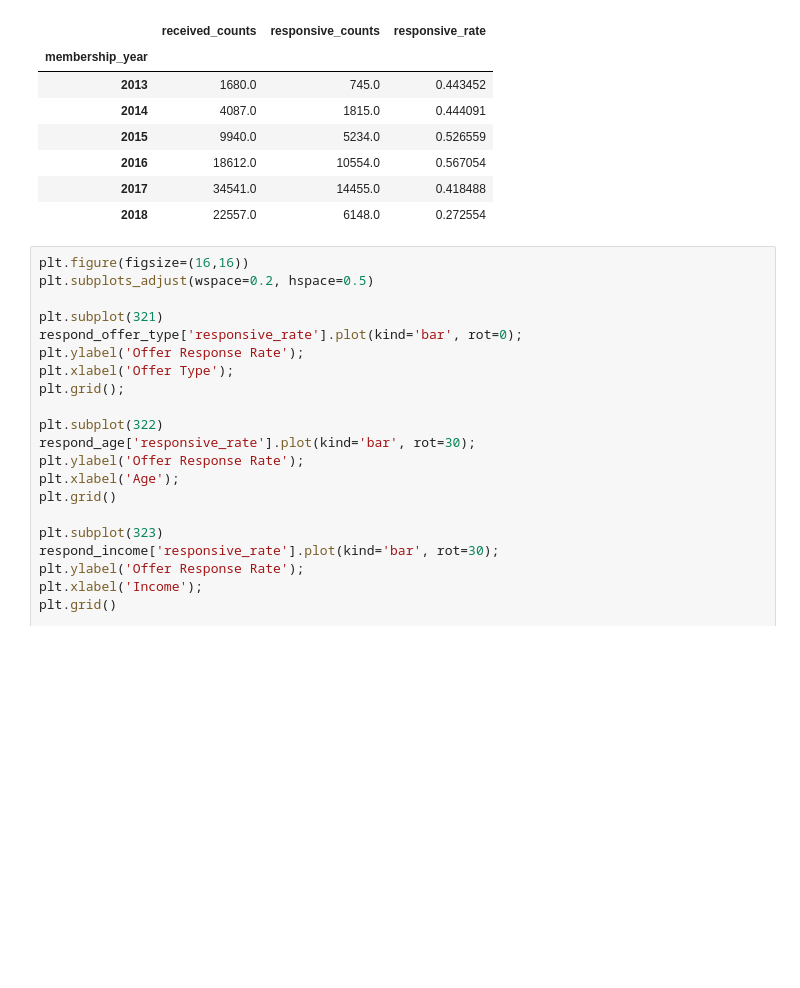
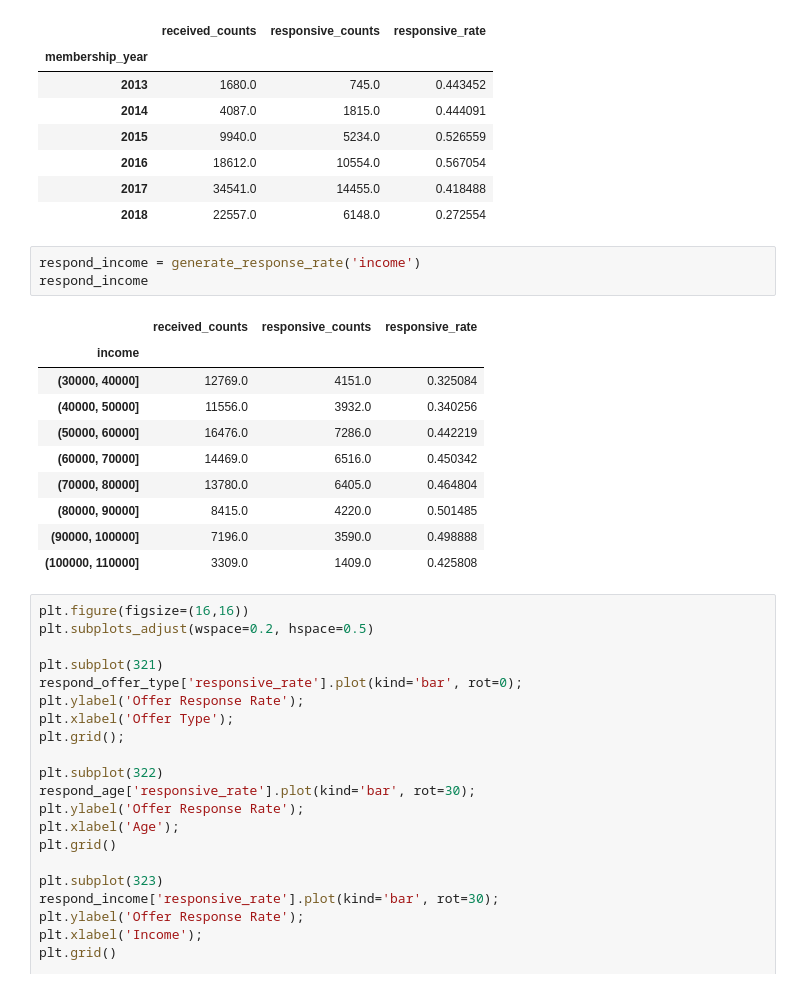
Before and after one commit to xu4/sagemaker-Starbucks-Customer-Behavior, a Jupyter notebook: Starbucks.ipynb, the cells around one changed output. Cells and saved outputs as stored; diff of their text form; blank space fills up the shorter version.

```diff
--- a/Starbucks.ipynb
+++ b/Starbucks.ipynb
@@ -548,6 +548,20 @@ respond_membership
 | 2016 | 18612.0 | 10554.0 | 0.567054 |
 | 2017 | 34541.0 | 14455.0 | 0.418488 |
 | 2018 | 22557.0 | 6148.0 | 0.272554 |
+# %%
+respond_income = generate_response_rate('income')
+respond_income
+# %% [output]
+|  | received_counts | responsive_counts | responsive_rate |
+| income |  |  |  |
+| (30000, 40000] | 12769.0 | 4151.0 | 0.325084 |
+| (40000, 50000] | 11556.0 | 3932.0 | 0.340256 |
+| (50000, 60000] | 16476.0 | 7286.0 | 0.442219 |
+| (60000, 70000] | 14469.0 | 6516.0 | 0.450342 |
+| (70000, 80000] | 13780.0 | 6405.0 | 0.464804 |
+| (80000, 90000] | 8415.0 | 4220.0 | 0.501485 |
+| (90000, 100000] | 7196.0 | 3590.0 | 0.498888 |
+| (100000, 110000] | 3309.0 | 1409.0 | 0.425808 |
 # %%
 plt.figure(figsize=(16,16))
 plt.subplots_adjust(wspace=0.2, hspace=0.5)
```
Also changed, not shown: parts of 13 cells of this notebook, 2 other files.
